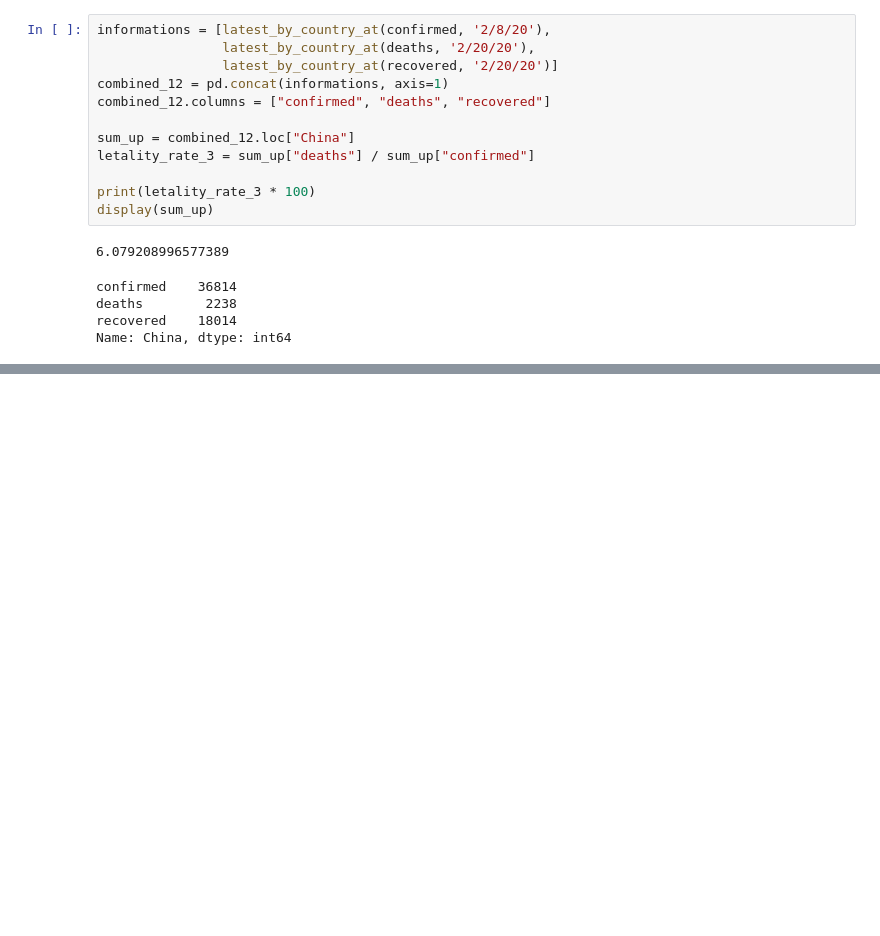
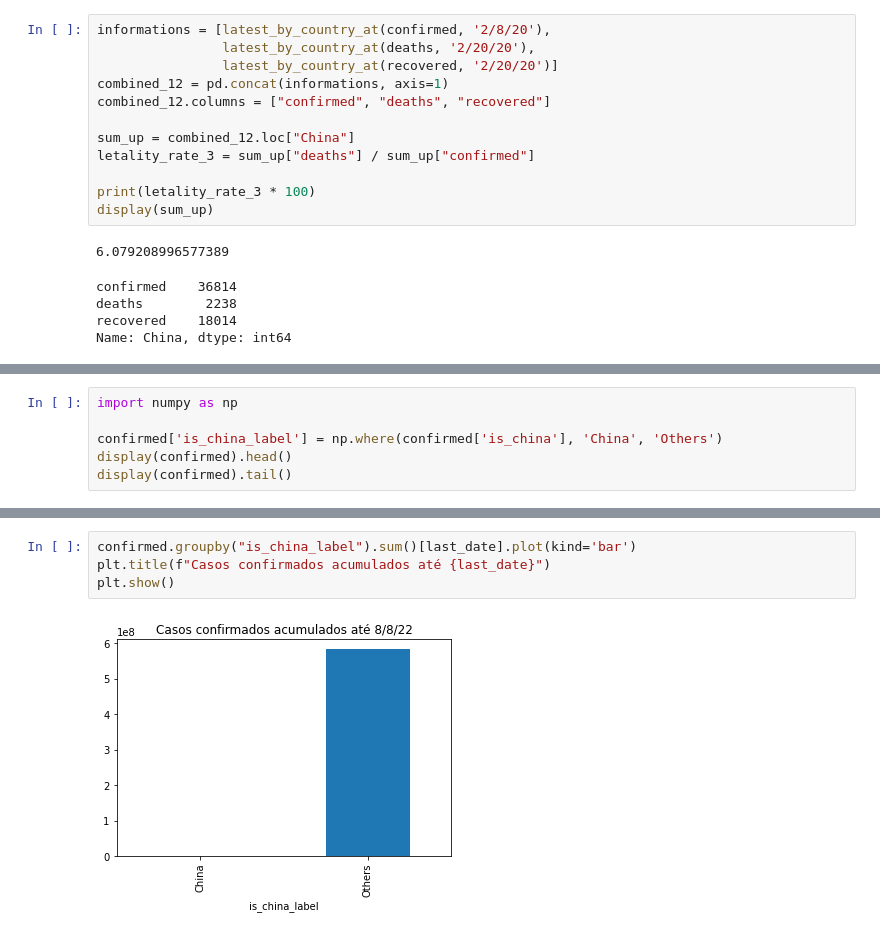
Before and after one commit to cglima/data-science-visualizacao-de-dados-para-saude-e-medicina, a Jupyter notebook: curso data science e saude-segunda-parte.ipynb, the cells around one changed output, grey strips where cells are left out. Drawn from its saved outputs; the diff is of its cells as text; blank space fills up the shorter version.

```diff
--- a/curso data science e saude-segunda-parte.ipynb
+++ b/curso data science e saude-segunda-parte.ipynb
@@ -674,0 +762,6 @@ Name: China, dtype: int64
+# %%
+import numpy as np
+
+confirmed['is_china_label'] = np.where(confirmed['is_china'], 'China', 'Others')
+display(confirmed).head()
+display(confirmed).tail()
@@ -674,0 +783,6 @@ Name: China, dtype: int64
+# %%
+confirmed.groupby("is_china_label").sum()[last_date].plot(kind='bar')
+plt.title(f"Casos confirmados acumulados até {last_date}")
+plt.show()
+# %% [output]
+[figure, added]
```
Also changed, not shown: parts of 34 cells of this notebook.
